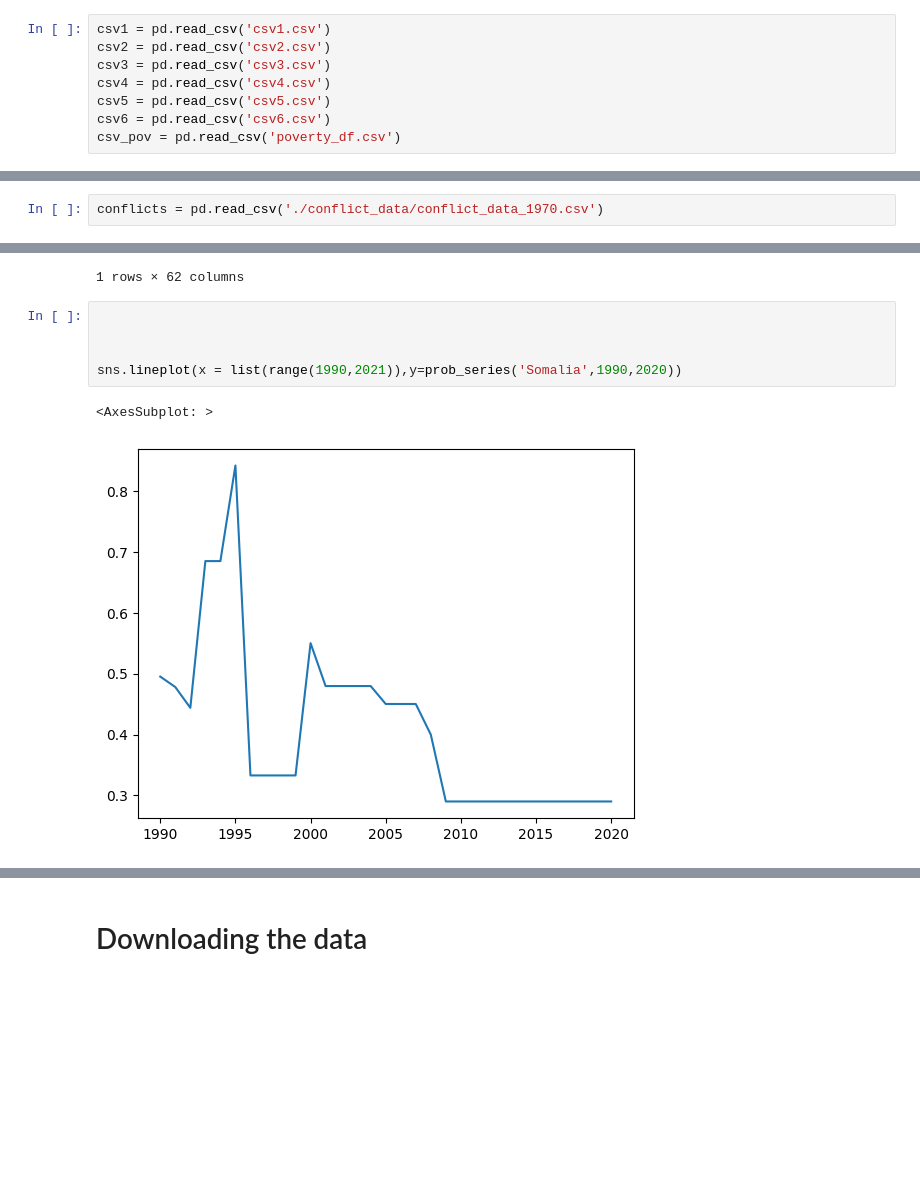
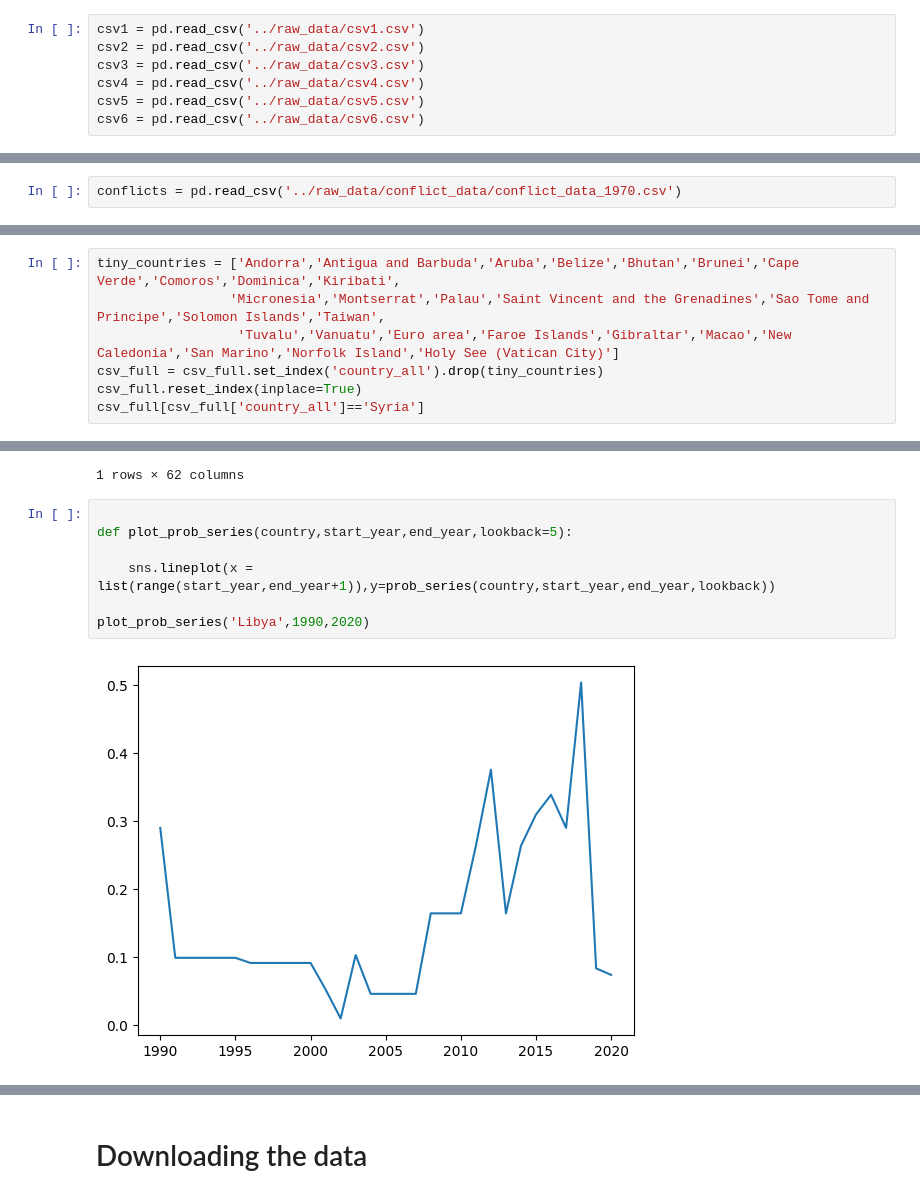
Before and after one commit to yasmeeenm/conflict_prediction, a Jupyter notebook: Ali_folder/Data5_backup.ipynb, the cells around one changed output, grey strips where cells are left out. Cells and saved outputs as stored; diff of their text form; blank space fills up the shorter version.

Commit message:
tiny countries removed

```diff
--- a/Ali_folder/Data5_backup.ipynb
+++ b/Ali_folder/Data5_backup.ipynb
@@ -10,13 +10,12 @@ url = 'https://raw.githubusercontent.com/chekirou/International-conflict-predict
 # %%
 df = pd.read_csv(url)
 # %%
-csv1 = pd.read_csv('csv1.csv')
-csv2 = pd.read_csv('csv2.csv')
-csv3 = pd.read_csv('csv3.csv')
-csv4 = pd.read_csv('csv4.csv')
-csv5 = pd.read_csv('csv5.csv')
-csv6 = pd.read_csv('csv6.csv')
-csv_pov = pd.read_csv('poverty_df.csv')
+csv1 = pd.read_csv('../raw_data/csv1.csv')
+csv2 = pd.read_csv('../raw_data/csv2.csv')
+csv3 = pd.read_csv('../raw_data/csv3.csv')
+csv4 = pd.read_csv('../raw_data/csv4.csv')
+csv5 = pd.read_csv('../raw_data/csv5.csv')
+csv6 = pd.read_csv('../raw_data/csv6.csv')
 # %%
 csv1['CountryYear'] = csv1['Country']+csv1['Year'].astype(str)
 csv2['CountryYear'] = csv2['Country']+csv2['Year'].astype(str)
@@ -46,7 +61,7 @@ Refugees and displaced persons index 0 (low) - 10 (high)    9750
 External interventions index 0 (low) - 10 (high)            9750
 Length: 114, dtype: int64
 # %%
-conflicts = pd.read_csv('./conflict_data/conflict_data_1970.csv')
+conflicts = pd.read_csv('../raw_data/conflict_data/conflict_data_1970.csv')
 # %%
 def get_year(row):
 
@@ -71,0 +89,7 @@ csv_full['country_all'] = csv_full.apply(lambda x: get_country(x), axis=1)
+# %%
+tiny_countries = ['Andorra','Antigua and Barbuda','Aruba','Belize','Bhutan','Brunei','Cape Verde','Comoros','Dominica','Kiribati',
+                 'Micronesia','Montserrat','Palau','Saint Vincent and the Grenadines','Sao Tome and Principe','Solomon Islands','Taiwan',
+                  'Tuvalu','Vanuatu','Euro area','Faroe Islands','Gibraltar','Macao','New Caledonia','San Marino','Norfolk Island','Holy See (Vatican City)']
+csv_full = csv_full.set_index('country_all').drop(tiny_countries)
+csv_full.reset_index(inplace=True)
+csv_full[csv_full['country_all']=='Syria']
@@ -522,10 +547,11 @@ get_imputed_df('Iran',2019)
 1 rows × 62 columns
 # %%
 
+def plot_prob_series(country,start_year,end_year,lookback=5):
 
+    sns.lineplot(x = list(range(start_year,end_year+1)),y=prob_series(country,start_year,end_year,lookback))
 
-sns.lineplot(x = list(range(1990,2021)),y=prob_series('Somalia',1990,2020))
+plot_prob_series('Libya',1990,2020)
 # %% [output]
-<AxesSubplot: >
-[figure, old version]
+[figure, new version]
 # %%
```
Also changed, not shown: parts of 24 cells of this notebook, 2 other files.
